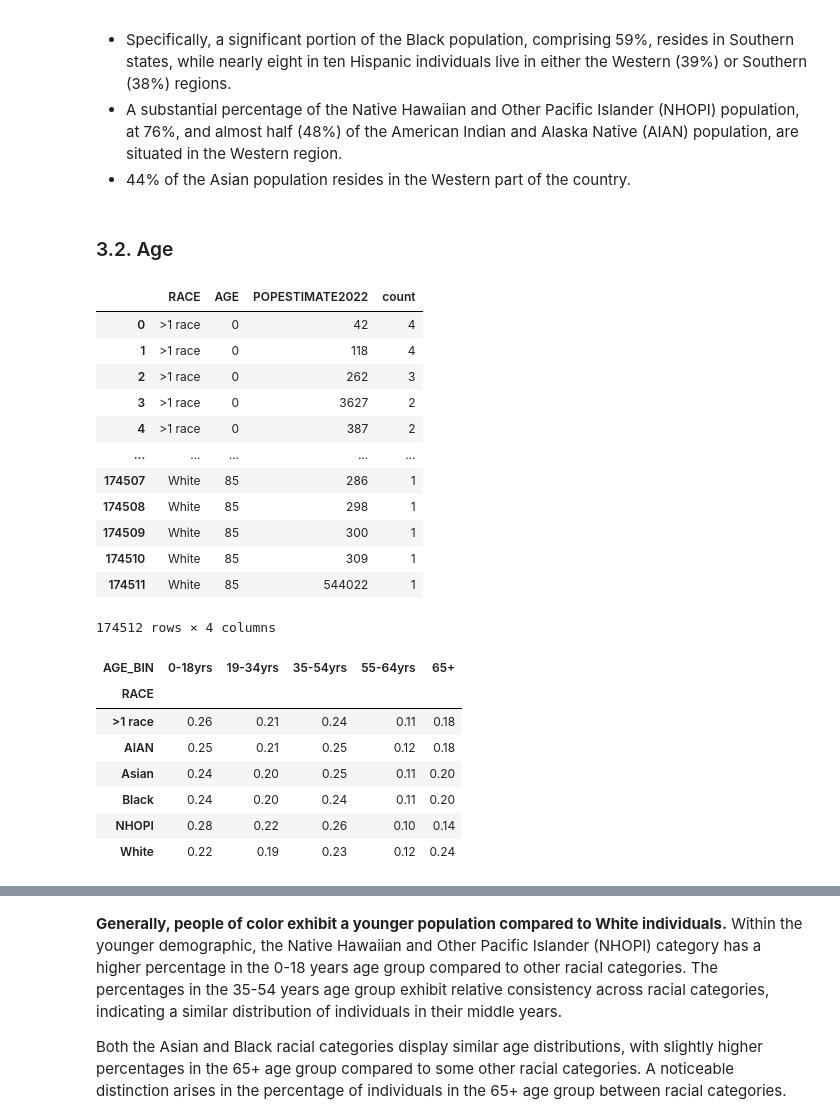
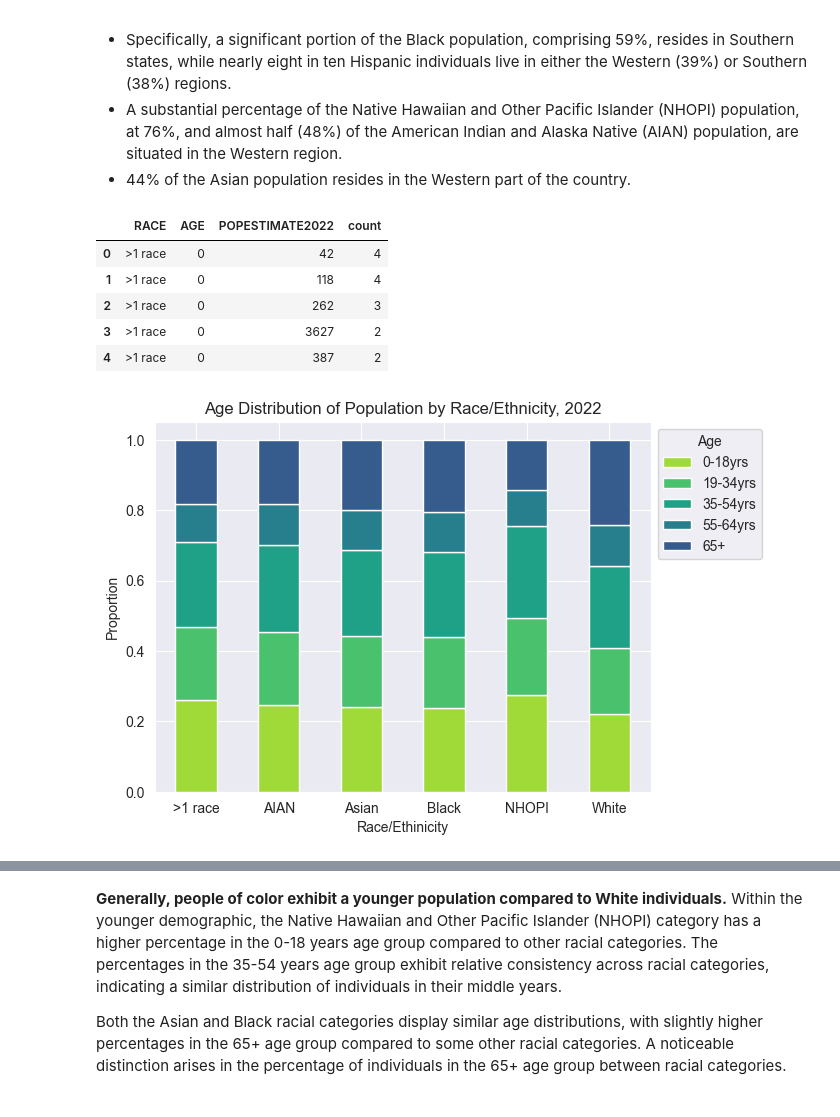
Before and after one commit to kellyle404/Risk_analysis_tech_stocks, a Jupyter notebook: US_cost_and_healthcare.ipynb, the cells around one changed output, grey strips where cells are left out. Saved outputs shown, nothing was run; the diff lists cells and outputs as text; code cells hidden in the pictures.

```diff
--- a/US_cost_and_healthcare.ipynb
+++ b/US_cost_and_healthcare.ipynb
@@ -241,27 +231,17 @@ POC representation varies, ranging from below 10% in states such as Maine, Vermo
 * Specifically, a significant portion of the Black population, comprising 59%, resides in Southern states, while nearly eight in ten Hispanic individuals live in either the Western (39%) or Southern (38%) regions.
 * A substantial percentage of the Native Hawaiian and Other Pacific Islander (NHOPI) population, at 76%, and almost half (48%) of the American Indian and Alaska Native (AIAN) population, are situated in the Western region.
 * 44% of the Asian population resides in the Western part of the country.
-# %% [markdown]
-<a name="age"></a>
-### 3.2. Age
 # %%
 age = all_us.groupby(['RACE', 'AGE'])['POPESTIMATE2022'].value_counts().reset_index()
 
-age
+age.head()
 # %% [output]
 |  | RACE | AGE | POPESTIMATE2022 | count |
 | 0 | >1 race | 0 | 42 | 4 |
 | 1 | >1 race | 0 | 118 | 4 |
 | 2 | >1 race | 0 | 262 | 3 |
 | 3 | >1 race | 0 | 3627 | 2 |
 | 4 | >1 race | 0 | 387 | 2 |
-| ... | ... | ... | ... | ... |
-| 174507 | White | 85 | 286 | 1 |
-| 174508 | White | 85 | 298 | 1 |
-| 174509 | White | 85 | 300 | 1 |
-| 174510 | White | 85 | 309 | 1 |
-| 174511 | White | 85 | 544022 | 1 |
-174512 rows × 4 columns
 # %%
 bins = [0, 19, 35, 55, 65, float('inf')]
 labels = ['0-18yrs', '19-34yrs', '35-54yrs', '55-64yrs', '65+']
@@ -274,13 +254,16 @@ age_plot = (
     .value_counts(normalize=True)
     .unstack()
 )
-age_plot
+
+age_plot.plot(
+    kind = 'bar',
+    stacked = True,
+    rot = 0
+)
+
+plt.xlabel('Race/Ethinicity')
+plt.ylabel('Proportion')
+plt.legend(title = 'Age', bbox_to_anchor = (1, 1));
+plt.title("Age Distribution of Population by Race/Ethnicity, 2022");
 # %% [output]
-| AGE_BIN | 0-18yrs | 19-34yrs | 35-54yrs | 55-64yrs | 65+ |
-| RACE |  |  |  |  |  |
-| >1 race | 0.26 | 0.21 | 0.24 | 0.11 | 0.18 |
-| AIAN | 0.25 | 0.21 | 0.25 | 0.12 | 0.18 |
-| Asian | 0.24 | 0.20 | 0.25 | 0.11 | 0.20 |
-| Black | 0.24 | 0.20 | 0.24 | 0.11 | 0.20 |
-| NHOPI | 0.28 | 0.22 | 0.26 | 0.10 | 0.14 |
-| White | 0.22 | 0.19 | 0.23 | 0.12 | 0.24 |
+[figure, added]
```
Also changed, not shown: parts of 10 cells of this notebook, 1 other file.
